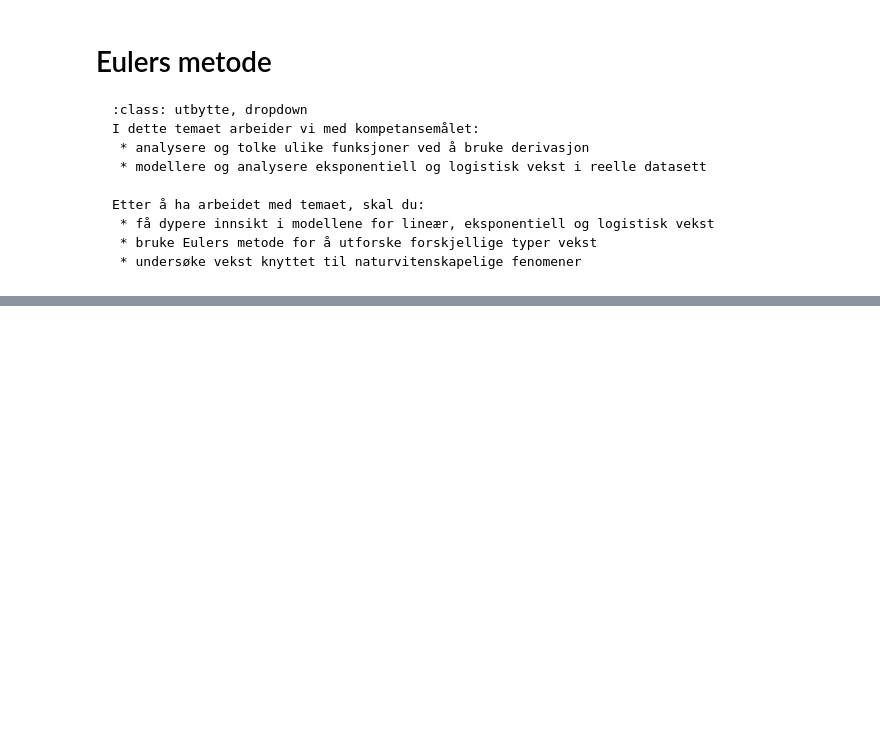
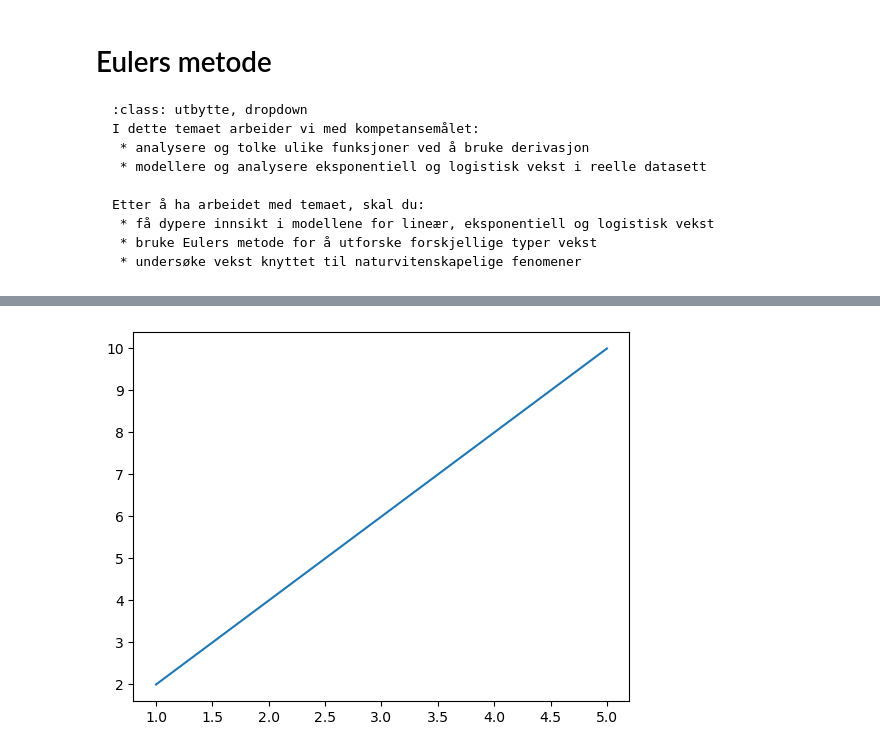
Before and after one commit to kstige/Matematikk-R1, a Jupyter notebook: _build/jupyter_execute/docs/numerikkmodeller/eulersmetode.ipynb, the cells around one changed output, grey strips where cells are left out. Saved outputs shown, nothing was run; the diff lists cells and outputs as text; code cells hidden in the pictures; blank space fills up the shorter version.

```diff
--- a/_build/jupyter_execute/docs/numerikkmodeller/eulersmetode.ipynb
+++ b/_build/jupyter_execute/docs/numerikkmodeller/eulersmetode.ipynb
@@ -89,0 +60,29 @@ La oss prøve å bruke koden over til å modellere en lineær vekst fra punktet
+# %%
+import matplotlib.pyplot as plt
+
+x0 = 1                 # Startverdi for x
+xs = 5                 # Sluttverdi for x
+y0 = 2                 # Startverdi for y=f(x)
+a = 2                  # Konstant vekst
+dx = 0.1               # Steglengde
+
+# Setter x og y lik startverdien
+x = x0
+y = y0
+
+# Oppretter lister for x- og y-verdier
+xverdier = []
+yverdier = []
+
+# Løkke der x økes steg for steg og y økes basert på den deriverte.
+# Verdiene legges i lister som skal brukes til å tegne grafene.
+while x <= xs:
+    xverdier.append(x)
+    yverdier.append(y)
+    x = x + dx
+    y = y + a*dx
+
+plt.plot(xverdier, yverdier)
+plt.show()
+# %% [output]
+[figure, added]
```
Also changed, not shown: parts of 16 cells of this notebook, 17 other files.
